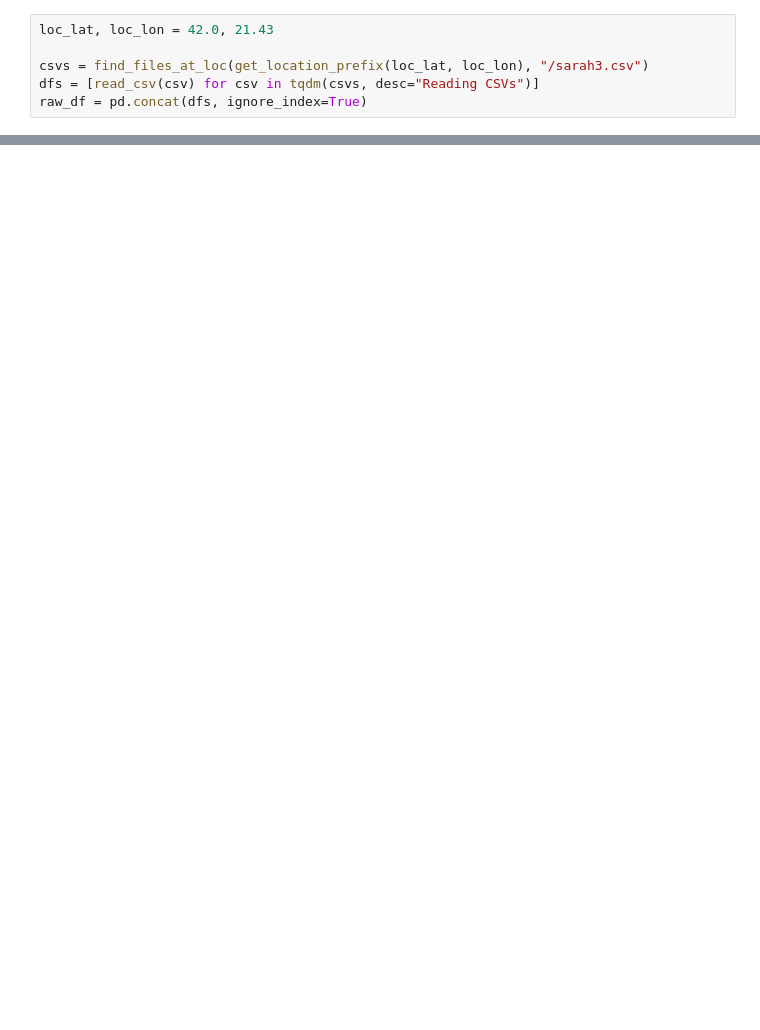
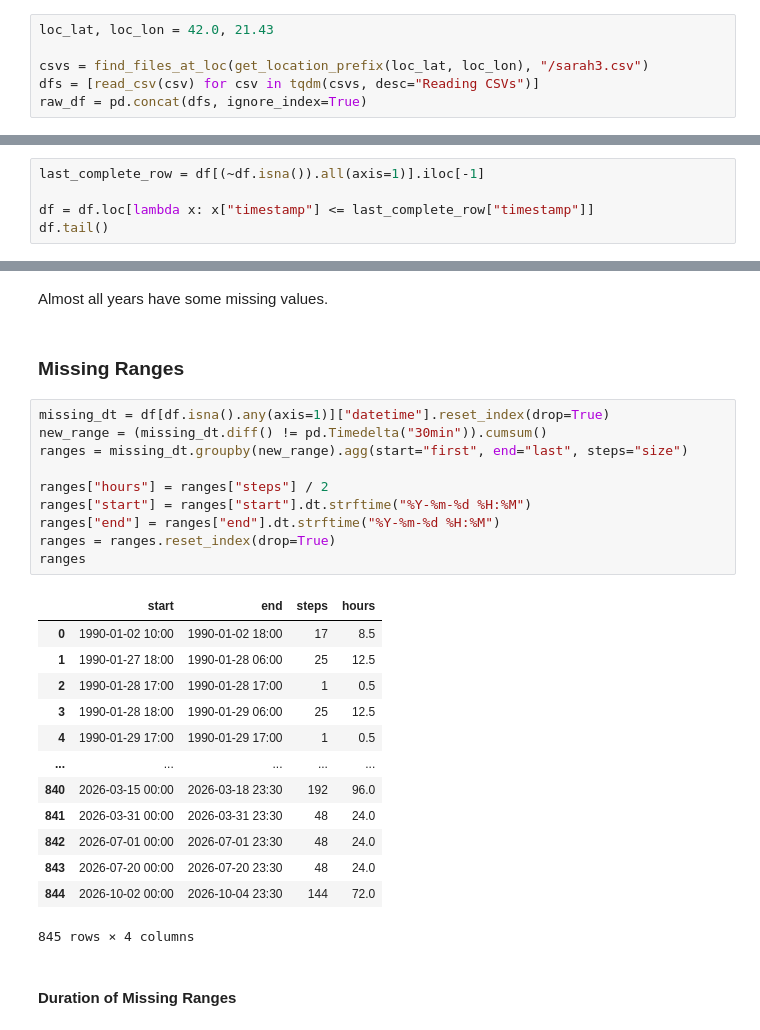
Before and after one commit to mario-p1/solar-predictor, a Jupyter notebook: notebooks/eda.ipynb, the cells around one changed output, grey strips where cells are left out. Saved outputs shown, nothing was run; the diff lists cells and outputs as text; blank space fills up the shorter version.

Commit message:
Add data quality (missingness)

```diff
--- a/notebooks/eda.ipynb
+++ b/notebooks/eda.ipynb
@@ -38,0 +80,5 @@ df.head()
+# %%
+last_complete_row = df[(~df.isna()).all(axis=1)].iloc[-1]
+
+df = df.loc[lambda x: x["timestamp"] <= last_complete_row["timestamp"]]
+df.tail()
@@ -38,0 +116,30 @@ df.head()
+# %% [markdown]
+Almost all years have some missing values.
+# %% [markdown]
+### Missing Ranges
+# %%
+missing_dt = df[df.isna().any(axis=1)]["datetime"].reset_index(drop=True)
+new_range = (missing_dt.diff() != pd.Timedelta("30min")).cumsum()
+ranges = missing_dt.groupby(new_range).agg(start="first", end="last", steps="size")
+
+ranges["hours"] = ranges["steps"] / 2
+ranges["start"] = ranges["start"].dt.strftime("%Y-%m-%d %H:%M")
+ranges["end"] = ranges["end"].dt.strftime("%Y-%m-%d %H:%M")
+ranges = ranges.reset_index(drop=True)
+ranges
+# %% [output]
+|  | start | end | steps | hours |
+| 0 | 1990-01-02 10:00 | 1990-01-02 18:00 | 17 | 8.5 |
+| 1 | 1990-01-27 18:00 | 1990-01-28 06:00 | 25 | 12.5 |
+| 2 | 1990-01-28 17:00 | 1990-01-28 17:00 | 1 | 0.5 |
+| 3 | 1990-01-28 18:00 | 1990-01-29 06:00 | 25 | 12.5 |
+| 4 | 1990-01-29 17:00 | 1990-01-29 17:00 | 1 | 0.5 |
+| ... | ... | ... | ... | ... |
+| 840 | 2026-03-15 00:00 | 2026-03-18 23:30 | 192 | 96.0 |
+| 841 | 2026-03-31 00:00 | 2026-03-31 23:30 | 48 | 24.0 |
+| 842 | 2026-07-01 00:00 | 2026-07-01 23:30 | 48 | 24.0 |
+| 843 | 2026-07-20 00:00 | 2026-07-20 23:30 | 48 | 24.0 |
+| 844 | 2026-10-02 00:00 | 2026-10-04 23:30 | 144 | 72.0 |
+845 rows × 4 columns
+# %% [markdown]
+#### Duration of Missing Ranges
```
Also changed, not shown: parts of 21 cells of this notebook.
